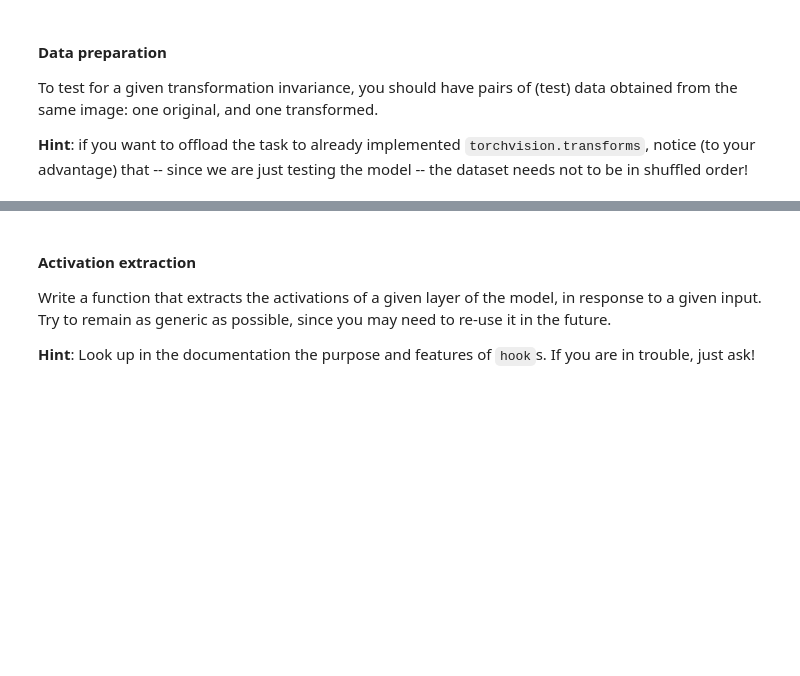
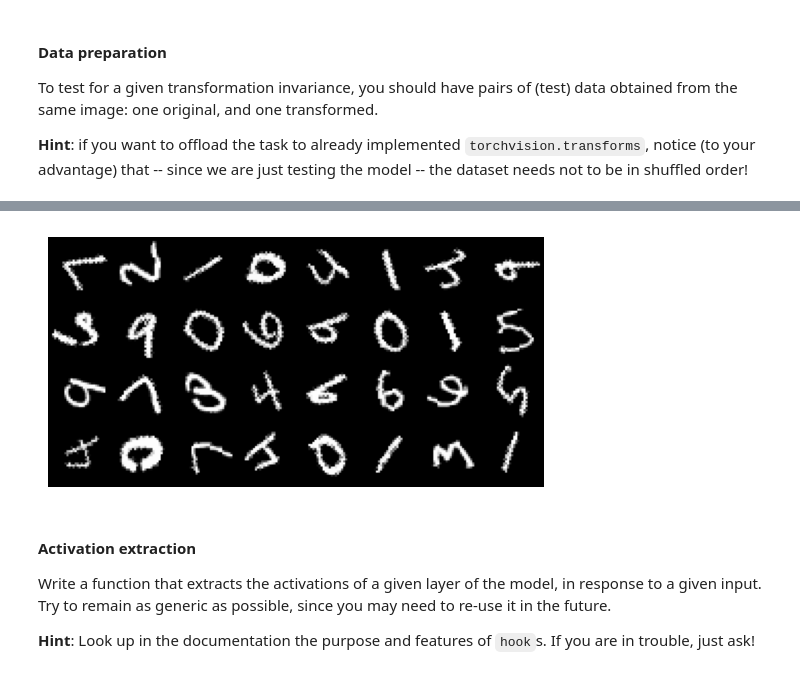
Before and after one commit to frekkoz3/Advanced-Deep-Learning-and-Kernel-Methods, a Jupyter notebook: Notebooks/Practices/AdvML_UniTS_2025_Lab_04bis_FCN_Invariance.ipynb, the cells around one changed output, grey strips where cells are left out. Drawn from its saved outputs; the diff is of its cells as text; code cells hidden in the pictures; blank space fills up the shorter version.

```diff
--- a/Notebooks/Practices/AdvML_UniTS_2025_Lab_04bis_FCN_Invariance.ipynb
+++ b/Notebooks/Practices/AdvML_UniTS_2025_Lab_04bis_FCN_Invariance.ipynb
@@ -46,3 +94,11 @@ To test for a given transformation invariance, you should have pairs of (test) d
+# %%
+# Rotated
+dataiter = rotated_test_loader.__iter__()
+images, labels = dataiter.__next__()
+
+imshow(torchvision.utils.make_grid(images, normalize=True))
+# %% [output]
+[figure, added]
 # %% [markdown]
 #### Activation extraction
 
```
Also changed, not shown: parts of 8 cells of this notebook, 5 other files.
